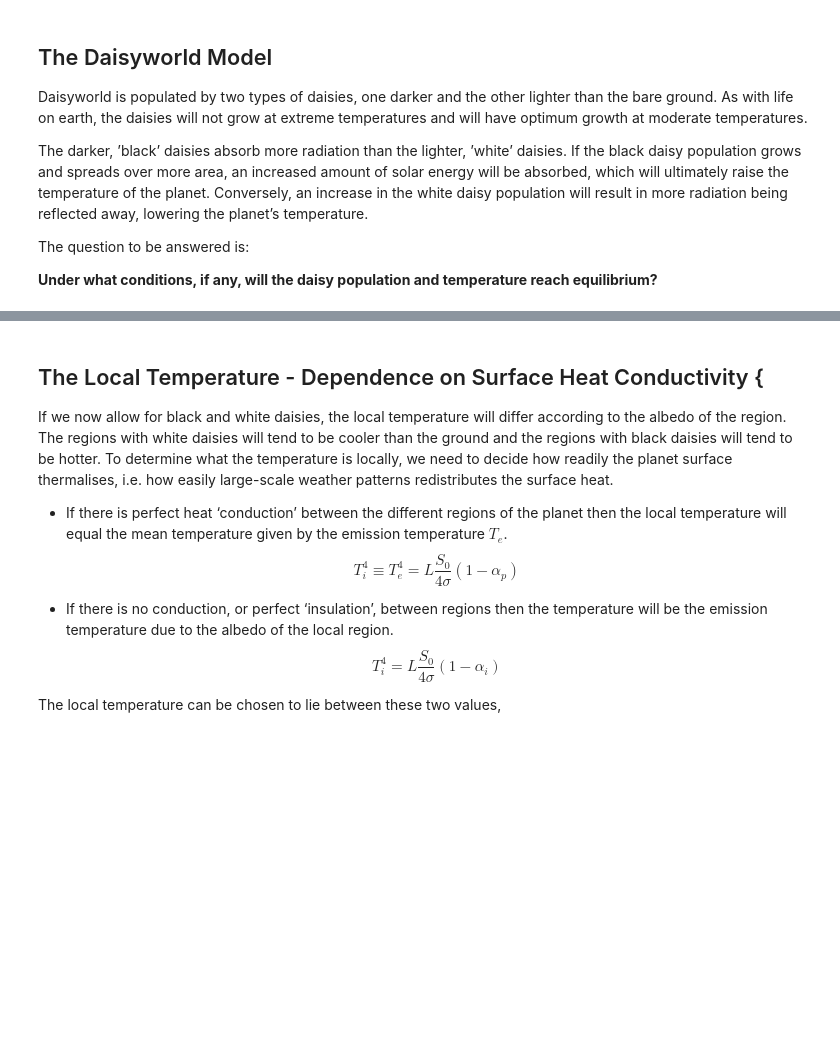
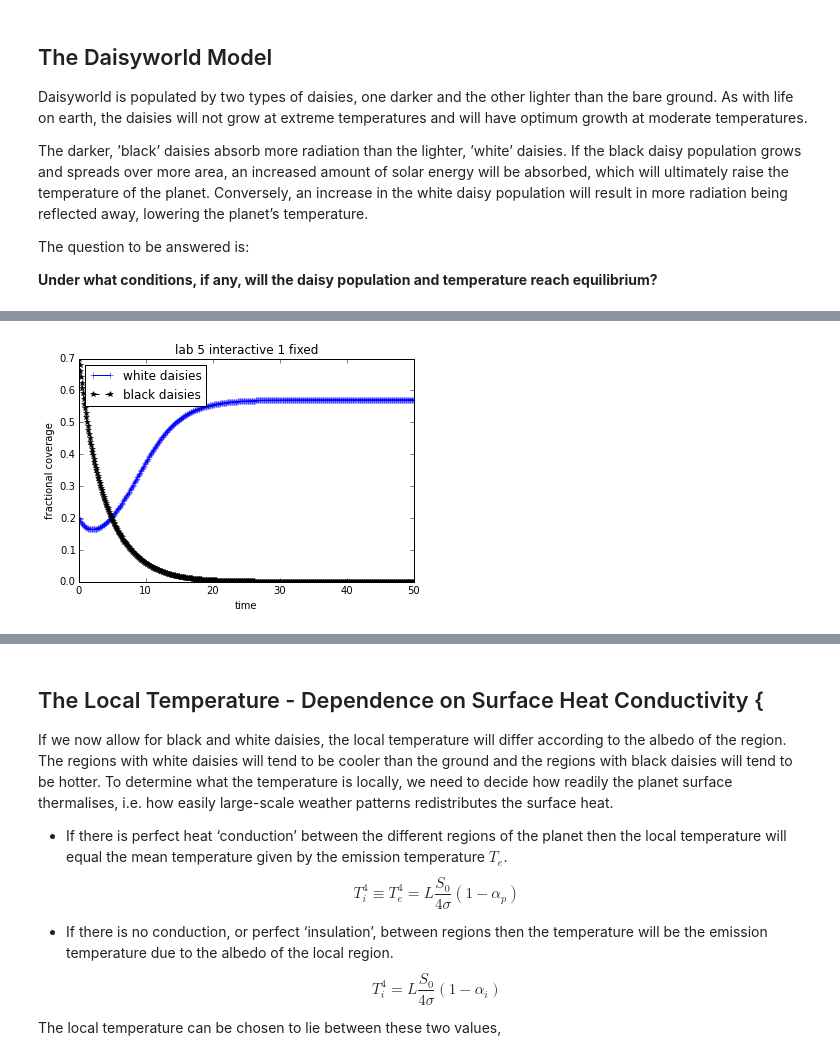
Before and after one commit to timothya87/numeric, a Jupyter notebook: lab5/lab5.ipynb, the cells around one changed output, grey strips where cells are left out. Cells and saved outputs as stored; diff of their text form; code cells hidden in the pictures; blank space fills up the shorter version.

```diff
--- a/lab5/lab5.ipynb
+++ b/lab5/lab5.ipynb
@@ -209,3 +223,82 @@ eventually reach some steady state.
     death rate.
 
 3.  Can you determine when non-zero steady states are achieved? Explain.
+# %%
+%matplotlib inline
+import numlabs.lab5.lab5_funs
+from importlib import reload
+reload(numlabs.lab5.lab5_funs)
+from numlabs.lab5.lab5_funs import Integrator
+from collections import namedtuple
+import numpy as np
+import matplotlib.pyplot as plt
+
+class Integ51(Integrator):
+
+    def set_yinit(self):
+        #
+        # read in 'albedo_white chi S0 L albedo_black R albedo_ground'
+        #
+        uservars = namedtuple('uservars', self.config['uservars'].keys())
+        self.uservars = uservars(**self.config['uservars'])
+        #
+        # read in 'whiteconc blackconc'
+        #
+        initvars = namedtuple('initvars', self.config['initvars'].keys())
+        self.initvars = initvars(**self.config['initvars'])
+        self.yinit = np.array(
+            [self.initvars.whiteconc, self.initvars.blackconc])
+        self.nvars = len(self.yinit)
+        return None
+
+    def __init__(self, coeffFileName):
+        super().__init__(coeffFileName)
+        self.set_yinit()
+
+    def derivs5(self, y, t):
+        """y[0]=fraction white daisies
+           y[1]=fraction black daisies
+        """
+        u = self.uservars
+        x = 1.0 - y[0] - y[1]
+
+        # growth rates don't depend on temperature
+        beta_b = 0.1  # growth rate for black daisies
+        beta_w = 0.7  # growth rate for white daisies
+
+        # create a 1 x 2 element vector to hold the derivitive
+        f = np.empty([self.nvars], 'float')
+        f[0] = y[0] * (beta_w * x - u.chi)
+        f[1] = y[1] * (beta_b * x - u.chi)
+        return f
+
+
+
+theSolver = Integ51('fixed.yaml')
+theSolver.set_yinit()
+print('theSolver: debug: ', theSolver.yinit)
+timeVals, yVals, errorList = theSolver.timeloop5fixed()
+
+plt.close('all')
+thefig, theAx = plt.subplots(1,1)
+theLines = theAx.plot(timeVals, yVals)
+theLines[0].set_marker('+')
+theLines[1].set_linestyle('--')
+theLines[1].set_color('k')
+theLines[1].set_marker('*')
+theAx.set_title('lab 5 interactive 1 fixed')
+theAx.set_xlabel('time')
+theAx.set_ylabel('fractional coverage')
+theAx.legend(theLines, ('white daisies', 'black daisies'), loc='best')
+
+thefig, theAx = plt.subplots(1,1)
+theLines = theAx.plot(timeVals, errorList)
+theLines[0].set_marker('+')
+theLines[1].set_linestyle('--')
+theLines[1].set_color('k')
+theLines[1].set_marker('*')
+theAx.set_title('lab 5 interactive 1 fixed errors')
+theAx.set_xlabel('time')
+theAx.set_ylabel('fractional coverage')
+theAx.legend(theLines, ('white errors', 'black errors'), loc='best')
+# %% [output]
@@ -211,0 +307 @@ eventually reach some steady state.
+[figure, added]
```
Also changed, not shown: parts of 9 cells of this notebook, 1 other file.
